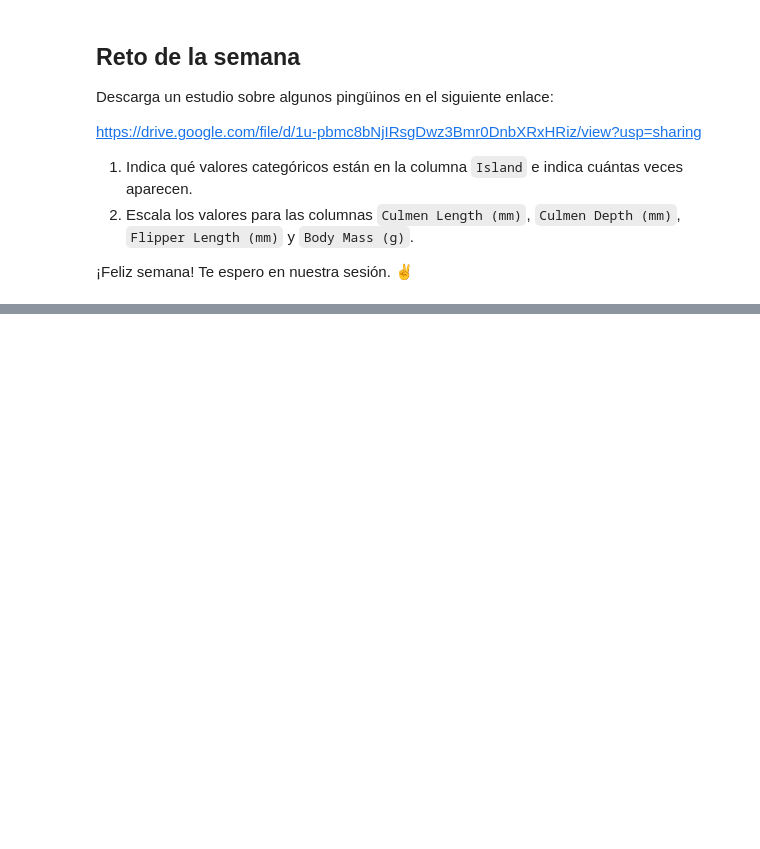
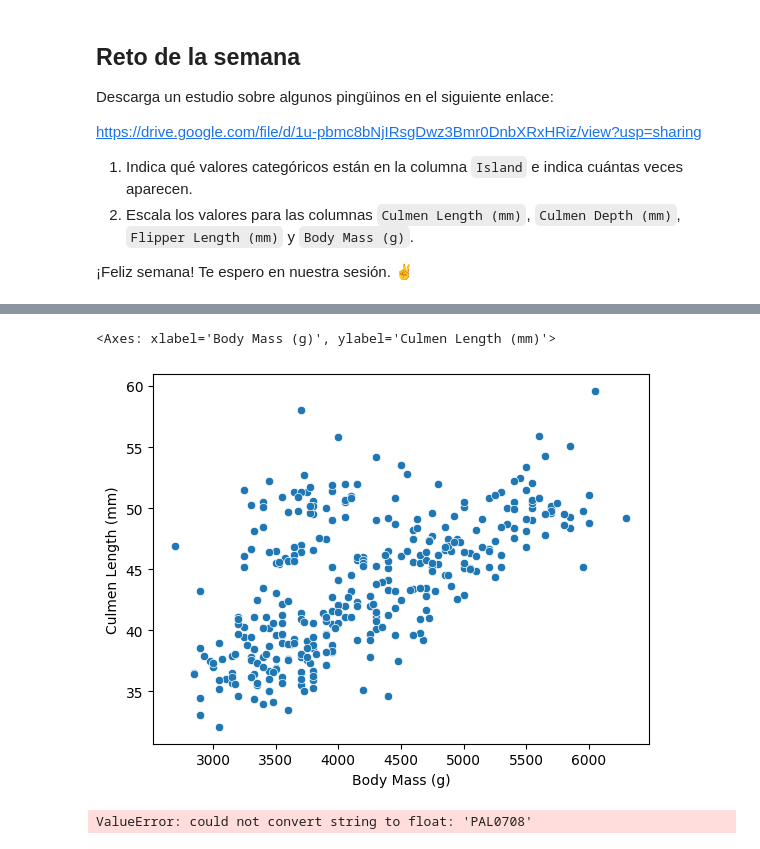
Before and after one commit to ingridsfd/preworks-data-science-ucamp, a Jupyter notebook: M2/Ingrid_M2S7_Preprocesado_de_datos.ipynb, the cells around one changed output, grey strips where cells are left out. Drawn from its saved outputs; the diff is of its cells as text; code cells hidden in the pictures; blank space fills up the shorter version.

```diff
--- a/M2/Ingrid_M2S7_Preprocesado_de_datos.ipynb
+++ b/M2/Ingrid_M2S7_Preprocesado_de_datos.ipynb
@@ -490,3 +603,6 @@ https://drive.google.com/file/d/1u-pbmc8bNjIRsgDwz3Bmr0DnbXRxHRiz/view?usp=shari
 2. Escala los valores para las columnas `Culmen Length (mm)`, `Culmen Depth (mm)`, `Flipper Length (mm)` y `Body Mass (g)`.
 
 ¡Feliz semana! Te espero en nuestra sesión. ✌
+# %%
+df_pingu = pd.read_csv(r"C:\Users\Equipo 1\Downloads\datasets\penguins_lter.csv")
+df_pingu
@@ -492,0 +652,21 @@ https://drive.google.com/file/d/1u-pbmc8bNjIRsgDwz3Bmr0DnbXRxHRiz/view?usp=shari
+# %%
+#grafica inicial
+#creo variables
+body = df_pingu['Body Mass (g)']
+culmenl = df_pingu['Culmen Length (mm)']
+#llamo scatter
+sns.scatterplot (x=body, y=culmenl)
+# %% [output]
+<Axes: xlabel='Body Mass (g)', ylabel='Culmen Length (mm)'>
+[figure, added]
+# %%
+#creo variables
+#1. Creamos variable escala para meter la clase
+escala = StandardScaler()
+pingu_transform = escala.fit_transform(df_pingu)
+
+#2. Crear nuevo dataframe
+df_pingu_t = pd.DataFrame(pingu_transform)
+df_pingu_t
+# %% [output]
+ValueError: could not convert string to float: 'PAL0708'
```
Also changed, not shown: parts of 14 cells of this notebook.
